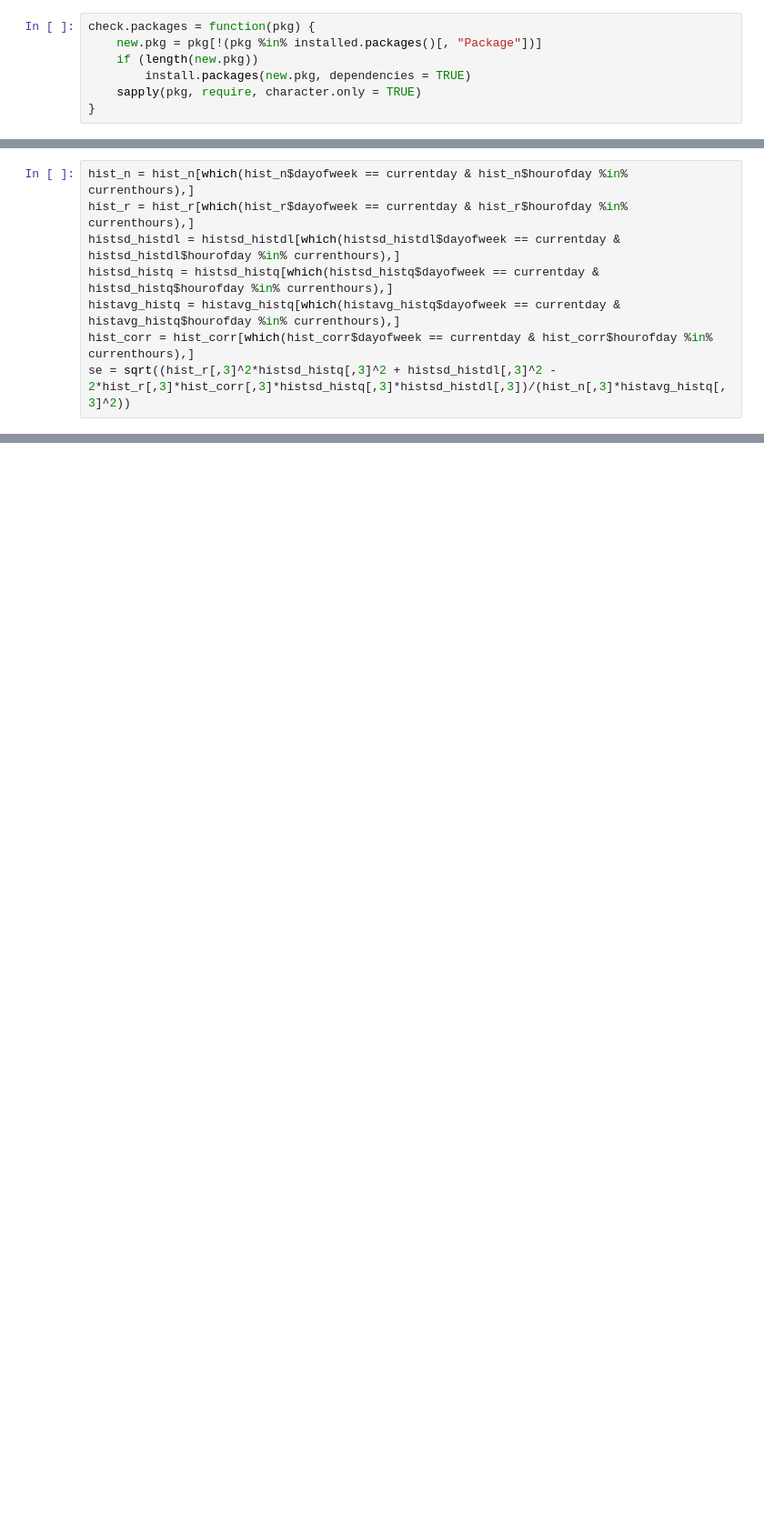
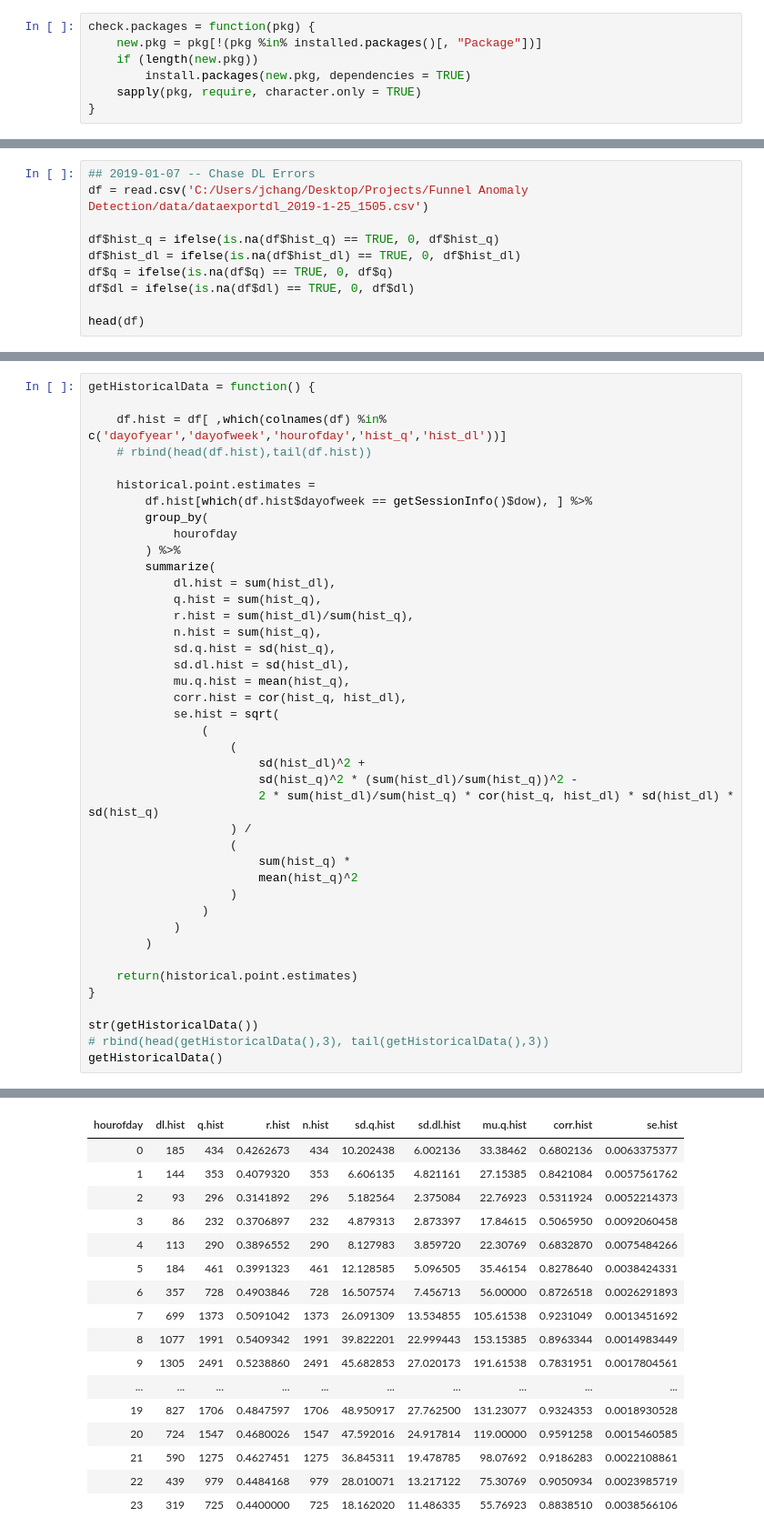
Before and after one commit to jasonchang2018/funnel-anomaly-detection, a Jupyter notebook: preprocessing/reuse-bv-q-bootstrap-bounds.ipynb, the cells around one changed output, grey strips where cells are left out. Shown at 91% size. Cells and saved outputs as stored; diff of their text form; blank space fills up the shorter version.

```diff
--- a/preprocessing/reuse-bv-q-bootstrap-bounds.ipynb
+++ b/preprocessing/reuse-bv-q-bootstrap-bounds.ipynb
@@ -44,0 +27,10 @@ head(df[which(is.na(df$timestart) == FALSE),])
+# %%
+## 2019-01-07 -- Chase DL Errors
+df = read.csv('C:/Users/jchang/Desktop/Projects/Funnel Anomaly Detection/data/dataexportdl_2019-1-25_1505.csv')
+
+df$hist_q = ifelse(is.na(df$hist_q) == TRUE, 0, df$hist_q)
+df$hist_dl = ifelse(is.na(df$hist_dl) == TRUE, 0, df$hist_dl)
+df$q = ifelse(is.na(df$q) == TRUE, 0, df$q)
+df$dl = ifelse(is.na(df$dl) == TRUE, 0, df$dl)
+
+head(df)
@@ -181,8 +46,0 @@ colnames(hist_corr) = c("dayofweek", "hourofday", "corr")
-# %%
-hist_n = hist_n[which(hist_n$dayofweek == currentday & hist_n$hourofday %in% currenthours),]
-hist_r = hist_r[which(hist_r$dayofweek == currentday & hist_r$hourofday %in% currenthours),]
-histsd_histdl = histsd_histdl[which(histsd_histdl$dayofweek == currentday & histsd_histdl$hourofday %in% currenthours),]
-histsd_histq = histsd_histq[which(histsd_histq$dayofweek == currentday & histsd_histq$hourofday %in% currenthours),]
-histavg_histq = histavg_histq[which(histavg_histq$dayofweek == currentday & histavg_histq$hourofday %in% currenthours),]
-hist_corr = hist_corr[which(hist_corr$dayofweek == currentday & hist_corr$hourofday %in% currenthours),]
-se = sqrt((hist_r[,3]^2*histsd_histq[,3]^2 + histsd_histdl[,3]^2 - 2*hist_r[,3]*hist_corr[,3]*histsd_histq[,3]*histsd_histdl[,3])/(hist_n[,3]*histavg_histq[,3]^2))
@@ -243,0 +111,42 @@ p2
+# %%
+getHistoricalData = function() {
+
+    df.hist = df[ ,which(colnames(df) %in% c('dayofyear','dayofweek','hourofday','hist_q','hist_dl'))]
+    # rbind(head(df.hist),tail(df.hist))
+
+    historical.point.estimates =
+        df.hist[which(df.hist$dayofweek == getSessionInfo()$dow), ] %>%
+        group_by(
+            hourofday
+        ) %>%
+        summarize(
+            dl.hist = sum(hist_dl),
+            q.hist = sum(hist_q),
+            r.hist = sum(hist_dl)/sum(hist_q),
+            n.hist = sum(hist_q),
+            sd.q.hist = sd(hist_q),
+            sd.dl.hist = sd(hist_dl),
+            mu.q.hist = mean(hist_q),
+            corr.hist = cor(hist_q, hist_dl),
+            se.hist = sqrt(
+                (
+                    (
+                        sd(hist_dl)^2 +
+                        sd(hist_q)^2 * (sum(hist_dl)/sum(hist_q))^2 -
+                        2 * sum(hist_dl)/sum(hist_q) * cor(hist_q, hist_dl) * sd(hist_dl) * sd(hist_q)
+                    ) /
+                    (
+                        sum(hist_q) *
+                        mean(hist_q)^2
+                    )
+                )
+            )
+        )
+
+    return(historical.point.estimates)
+}
+
+str(getHistoricalData())
+# rbind(head(getHistoricalData(),3), tail(getHistoricalData(),3))
+getHistoricalData()
+# %% [output]
@@ -243,0 +164,17 @@ p2
+| hourofday | dl.hist | q.hist | r.hist | n.hist | sd.q.hist | sd.dl.hist | mu.q.hist | corr.hist | se.hist |
+| 0 | 185 | 434 | 0.4262673 | 434 | 10.202438 | 6.002136 | 33.38462 | 0.6802136 | 0.0063375377 |
+| 1 | 144 | 353 | 0.4079320 | 353 | 6.606135 | 4.821161 | 27.15385 | 0.8421084 | 0.0057561762 |
+| 2 | 93 | 296 | 0.3141892 | 296 | 5.182564 | 2.375084 | 22.76923 | 0.5311924 | 0.0052214373 |
+| 3 | 86 | 232 | 0.3706897 | 232 | 4.879313 | 2.873397 | 17.84615 | 0.5065950 | 0.0092060458 |
+| 4 | 113 | 290 | 0.3896552 | 290 | 8.127983 | 3.859720 | 22.30769 | 0.6832870 | 0.0075484266 |
+| 5 | 184 | 461 | 0.3991323 | 461 | 12.128585 | 5.096505 | 35.46154 | 0.8278640 | 0.0038424331 |
+| 6 | 357 | 728 | 0.4903846 | 728 | 16.507574 | 7.456713 | 56.00000 | 0.8726518 | 0.0026291893 |
+| 7 | 699 | 1373 | 0.5091042 | 1373 | 26.091309 | 13.534855 | 105.61538 | 0.9231049 | 0.0013451692 |
+| 8 | 1077 | 1991 | 0.5409342 | 1991 | 39.822201 | 22.999443 | 153.15385 | 0.8963344 | 0.0014983449 |
+| 9 | 1305 | 2491 | 0.5238860 | 2491 | 45.682853 | 27.020173 | 191.61538 | 0.7831951 | 0.0017804561 |
+| ... | ... | ... | ... | ... | ... | ... | ... | ... | ... |
+| 19 | 827 | 1706 | 0.4847597 | 1706 | 48.950917 | 27.762500 | 131.23077 | 0.9324353 | 0.0018930528 |
+| 20 | 724 | 1547 | 0.4680026 | 1547 | 47.592016 | 24.917814 | 119.00000 | 0.9591258 | 0.0015460585 |
+| 21 | 590 | 1275 | 0.4627451 | 1275 | 36.845311 | 19.478785 | 98.07692 | 0.9186283 | 0.0022108861 |
+| 22 | 439 | 979 | 0.4484168 | 979 | 28.010071 | 13.217122 | 75.30769 | 0.9050934 | 0.0023985719 |
+| 23 | 319 | 725 | 0.4400000 | 725 | 18.162020 | 11.486335 | 55.76923 | 0.8838510 | 0.0038566106 |
```
Also changed, not shown: parts of 31 cells of this notebook, 2 other files.
